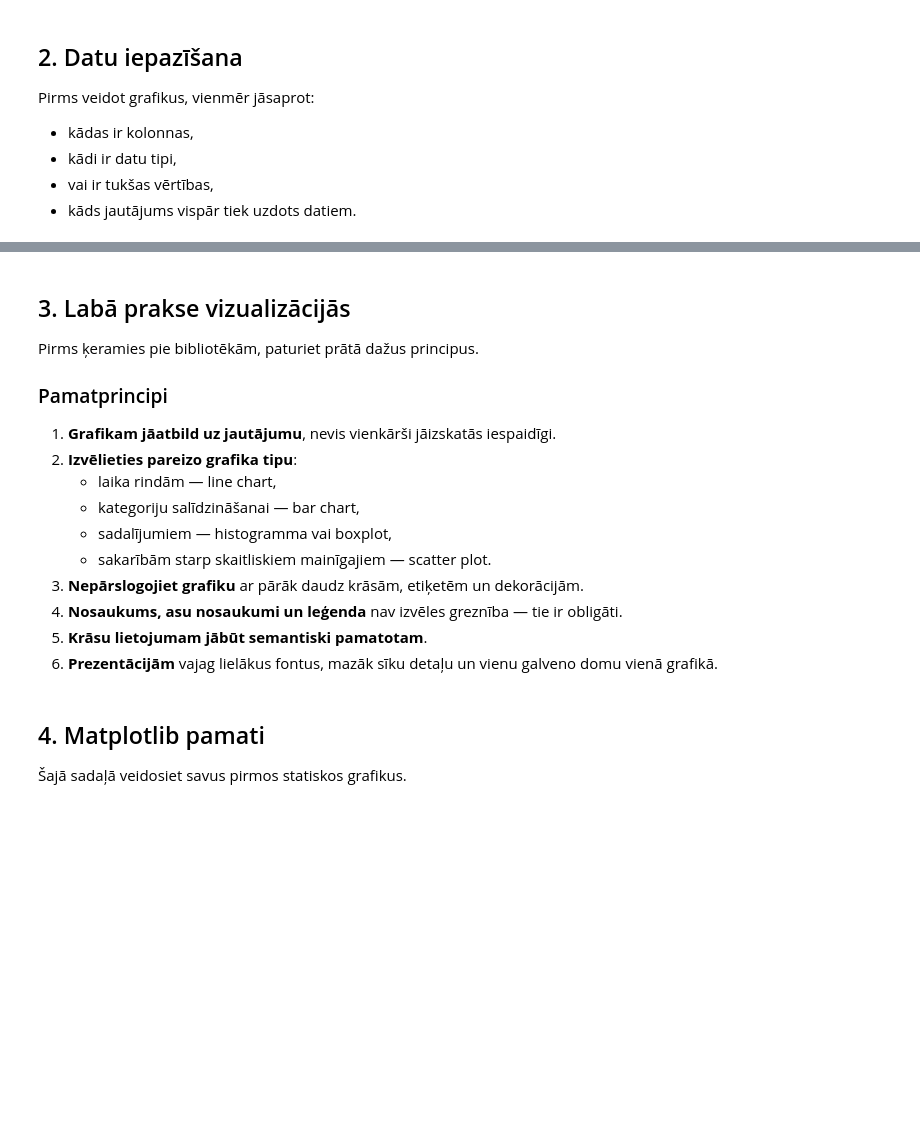
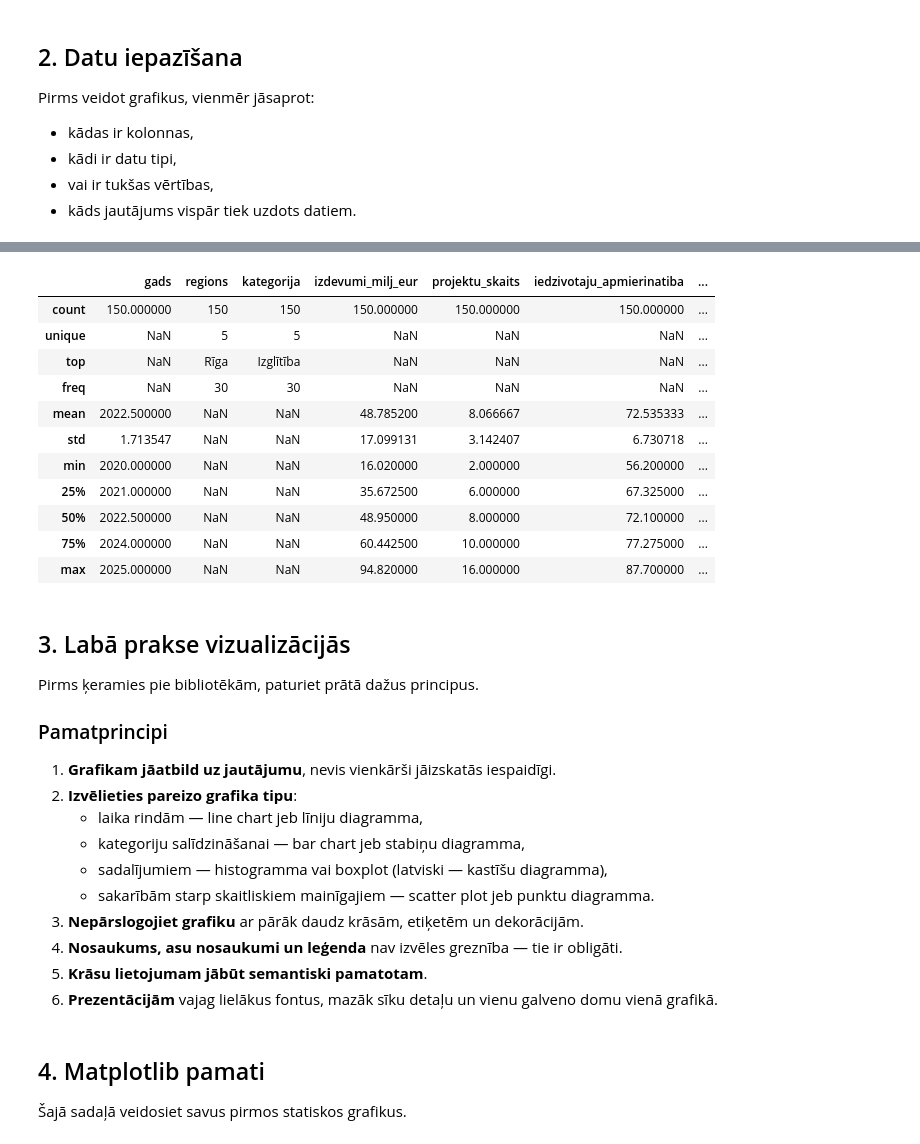
Before and after one commit to ValRCS/RTU_Digitalas_Prasmes_Excel_VBA_Python, a Jupyter notebook: notebooks/python_vizualizacija_student_lv.ipynb, the cells around one changed output, grey strips where cells are left out. Cells and saved outputs as stored; diff of their text form; code cells hidden in the pictures; blank space fills up the shorter version.

```diff
--- a/notebooks/python_vizualizacija_student_lv.ipynb
+++ b/notebooks/python_vizualizacija_student_lv.ipynb
@@ -85,0 +113,16 @@ df.head()
+# %%
+# kā parādīt visas kolonnas, ieskaitot kategoriskās?
+df.describe(include="all")
+# %% [output]
+|  | gads | regions | kategorija | izdevumi_milj_eur | projektu_skaits | iedzivotaju_apmierinatiba | ... |
+| count | 150.000000 | 150 | 150 | 150.000000 | 150.000000 | 150.000000 | ... |
+| unique | NaN | 5 | 5 | NaN | NaN | NaN | ... |
+| top | NaN | Rīga | Izglītība | NaN | NaN | NaN | ... |
+| freq | NaN | 30 | 30 | NaN | NaN | NaN | ... |
+| mean | 2022.500000 | NaN | NaN | 48.785200 | 8.066667 | 72.535333 | ... |
+| std | 1.713547 | NaN | NaN | 17.099131 | 3.142407 | 6.730718 | ... |
+| min | 2020.000000 | NaN | NaN | 16.020000 | 2.000000 | 56.200000 | ... |
+| 25% | 2021.000000 | NaN | NaN | 35.672500 | 6.000000 | 67.325000 | ... |
+| 50% | 2022.500000 | NaN | NaN | 48.950000 | 8.000000 | 72.100000 | ... |
+| 75% | 2024.000000 | NaN | NaN | 60.442500 | 10.000000 | 77.275000 | ... |
+| max | 2025.000000 | NaN | NaN | 94.820000 | 16.000000 | 87.700000 | ... |
@@ -91,10 +143,10 @@ Pirms ķeramies pie bibliotēkām, paturiet prātā dažus principus.
 ### Pamatprincipi
 1. **Grafikam jāatbild uz jautājumu**, nevis vienkārši jāizskatās iespaidīgi.
 2. **Izvēlieties pareizo grafika tipu**:
-   - laika rindām — line chart,
-   - kategoriju salīdzināšanai — bar chart,
-   - sadalījumiem — histogramma vai boxplot,
-   - sakarībām starp skaitliskiem mainīgajiem — scatter plot.
+   - laika rindām — line chart jeb līniju diagramma,
+   - kategoriju salīdzināšanai — bar chart jeb stabiņu diagramma,
+   - sadalījumiem — histogramma vai boxplot (latviski — kastīšu diagramma),
+   - sakarībām starp skaitliskiem mainīgajiem — scatter plot jeb punktu diagramma.
 3. **Nepārslogojiet grafiku** ar pārāk daudz krāsām, etiķetēm un dekorācijām.
 4. **Nosaukums, asu nosaukumi un leģenda** nav izvēles greznība — tie ir obligāti.
 5. **Krāsu lietojumam jābūt semantiski pamatotam**.
```
Also changed, not shown: parts of 7 cells of this notebook, 2 other files.
